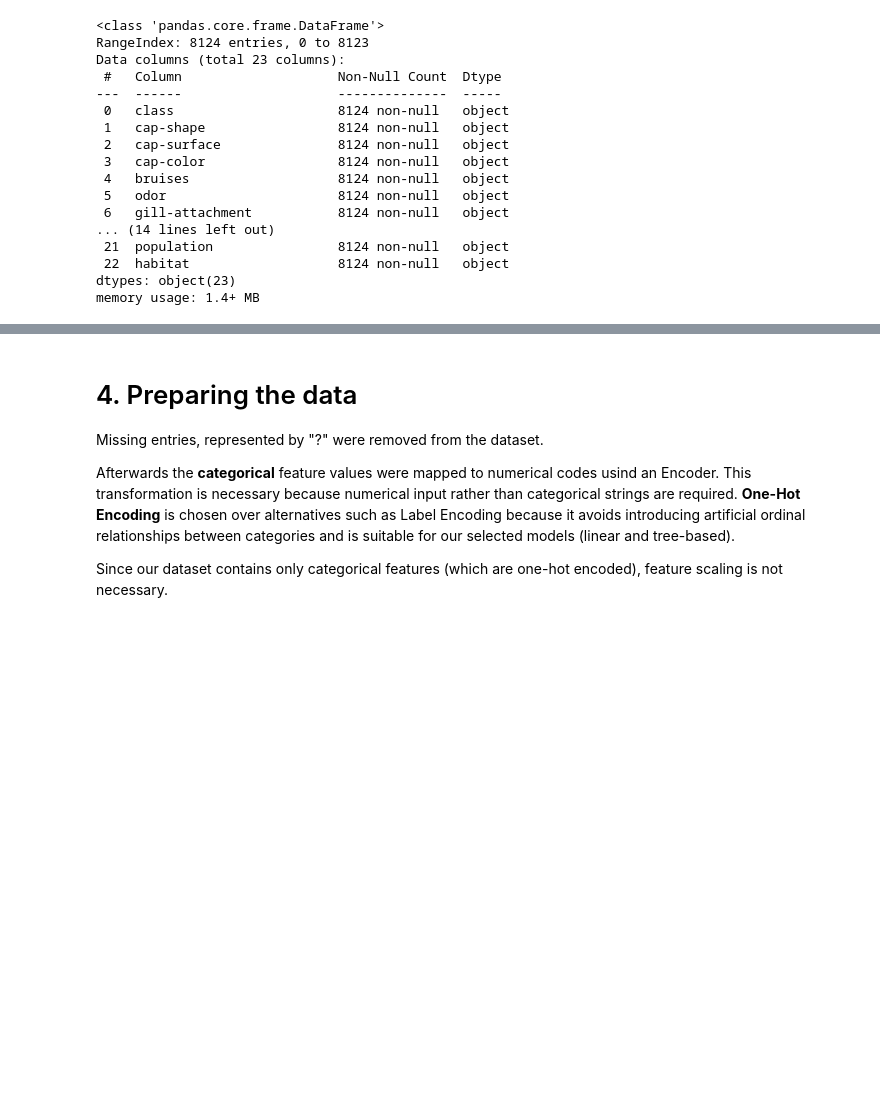
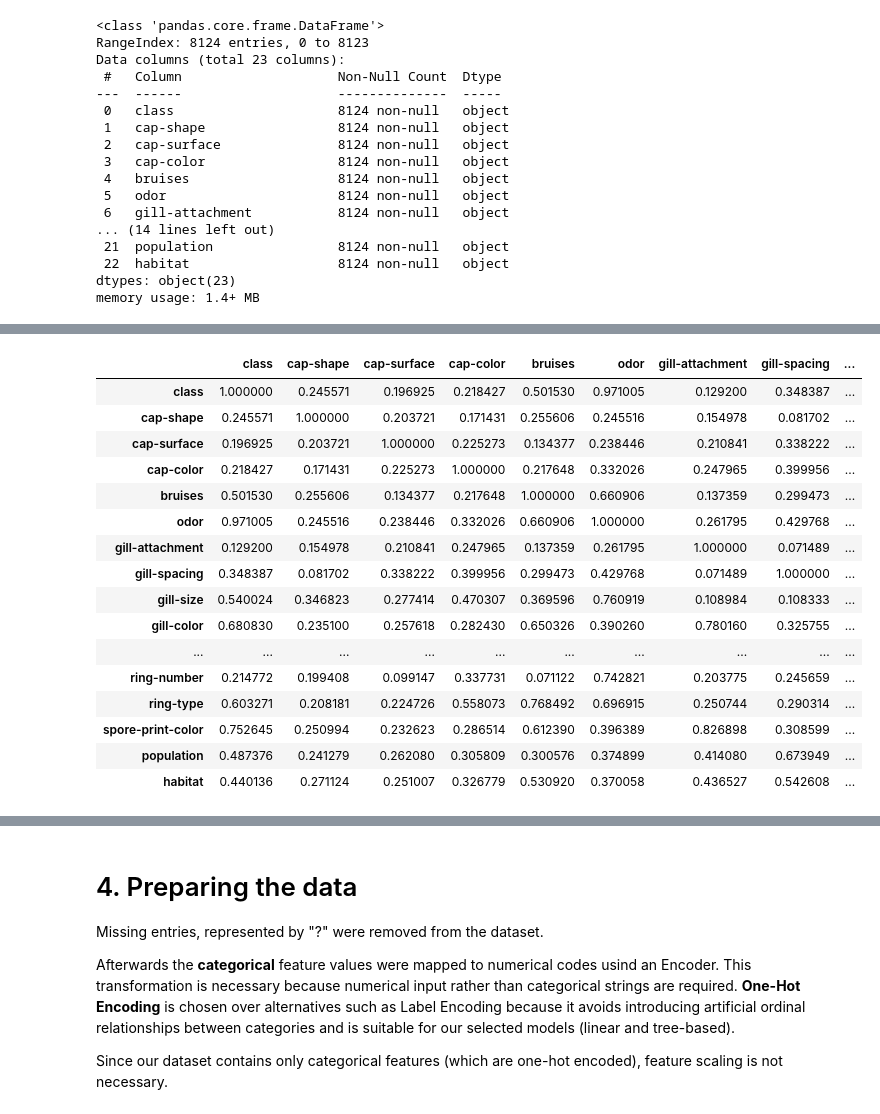
Before and after one commit to alarmedWater/ML, a Jupyter notebook: Mushroom Edibility Classification.ipynb, the cells around one changed output, grey strips where cells are left out. Cells and saved outputs as stored; diff of their text form; code cells hidden in the pictures; blank space fills up the shorter version.

```diff
--- a/Mushroom Edibility Classification.ipynb
+++ b/Mushroom Edibility Classification.ipynb
@@ -205,50 +209,61 @@ plt.show()
 # %% [output]
 [figure]
 # %%
+# Cell 2: Funktionen zur Assoziationsanalyse
+import numpy as np
+from itertools import combinations
+from scipy.stats import chi2_contingency
+
 def cramers_v(x, y):
-    """Berechnet Cramér’s V und gibt NaN zurück, wenn eine Variable nur eine Kategorie hat."""
     ct = pd.crosstab(x, y)
     n = ct.values.sum()
     r, k = ct.shape
     if r < 2 or k < 2:
         return np.nan
     chi2 = chi2_contingency(ct, correction=False)[0]
     return np.sqrt(chi2 / (n * min(r-1, k-1)))
 
 def get_top_features(df: pd.DataFrame, target: str, top_n: int = 5) -> list:
-    """Gibt die Top-N Features zurück, die laut Cramér’s V am stärksten mit der Zielvariable korrelieren."""
-    if target not in df.columns:
-        raise ValueError(f"Target column '{target}' not found in DataFrame.")
-
     scores = {
         col: cramers_v(df[col], df[target])
         for col in df.columns if col != target
     }
-
-    filtered_scores = {k: v for k, v in scores.items() if not np.isnan(v)} # NaN-entries are filtered out
-
-    sorted_features = sorted(filtered_scores.items(), key=lambda x: -x[1])
-    top_features = [feature for feature, score in sorted_features[:top_n]]
-
-    return top_features
+    # NaNs rausfiltern
+    scores = {k:v for k,v in scores.items() if not np.isnan(v)}
+    # sortiere absteigend
+    sorted_feats = sorted(scores.items(), key=lambda x: -x[1])
+    return [f for f,_ in sorted_feats[:top_n]]
 
 def nominal_assoc_matrix(df: pd.DataFrame) -> pd.DataFrame:
-    """
-    Gibt eine symmetrische Cramér’s V-Assoziationsmatrix für alle
-    nominalen Spalten in df zurück. Spalten mit nur einer Kategorie werden mit NaN markiert.
-    """
     cols = df.columns
-    M = pd.DataFrame(np.eye(len(cols)), index=cols, columns=cols, dtype=float)
-
-    for col1, col2 in combinations(cols, 2):
-        v = cramers_v(df[col1], df[col2])
-        M.loc[col1, col2] = M.loc[col2, col1] = v
-
+    M = pd.DataFrame(np.eye(len(cols)), index=cols, columns=cols)
+    for c1, c2 in combinations(cols, 2):
+        v = cramers_v(df[c1], df[c2])
+        M.loc[c1, c2] = M.loc[c2, c1] = v
     return M
 
-V_matrix = nominal_assoc_matrix(df)
-print(V_matrix)
+# Assoziationsmatrix ausgeben (kann etwas dauern)
+V = nominal_assoc_matrix(df)
+display(V.style.background_gradient('Blues'))
 
-top_features = get_top_features(df, target='class', top_n=5)
-print("\nTop 5 Features according to Cramér's V:", top_features)
+# Top-5 Features in Relation zur Zielklasse
+top5_strong_features = get_top_features(df, target='class', top_n=15)
+print("Top-5 Features nach Cramér’s V zum Ziel:", top5_strong_features)
 # %% [output]
+|  | class | cap-shape | cap-surface | cap-color | bruises | odor | gill-attachment | gill-spacing | ... |
+| class | 1.000000 | 0.245571 | 0.196925 | 0.218427 | 0.501530 | 0.971005 | 0.129200 | 0.348387 | ... |
+| cap-shape | 0.245571 | 1.000000 | 0.203721 | 0.171431 | 0.255606 | 0.245516 | 0.154978 | 0.081702 | ... |
+| cap-surface | 0.196925 | 0.203721 | 1.000000 | 0.225273 | 0.134377 | 0.238446 | 0.210841 | 0.338222 | ... |
+| cap-color | 0.218427 | 0.171431 | 0.225273 | 1.000000 | 0.217648 | 0.332026 | 0.247965 | 0.399956 | ... |
+| bruises | 0.501530 | 0.255606 | 0.134377 | 0.217648 | 1.000000 | 0.660906 | 0.137359 | 0.299473 | ... |
+| odor | 0.971005 | 0.245516 | 0.238446 | 0.332026 | 0.660906 | 1.000000 | 0.261795 | 0.429768 | ... |
+| gill-attachment | 0.129200 | 0.154978 | 0.210841 | 0.247965 | 0.137359 | 0.261795 | 1.000000 | 0.071489 | ... |
+| gill-spacing | 0.348387 | 0.081702 | 0.338222 | 0.399956 | 0.299473 | 0.429768 | 0.071489 | 1.000000 | ... |
+| gill-size | 0.540024 | 0.346823 | 0.277414 | 0.470307 | 0.369596 | 0.760919 | 0.108984 | 0.108333 | ... |
+| gill-color | 0.680830 | 0.235100 | 0.257618 | 0.282430 | 0.650326 | 0.390260 | 0.780160 | 0.325755 | ... |
+| ... | ... | ... | ... | ... | ... | ... | ... | ... | ... |
+| ring-number | 0.214772 | 0.199408 | 0.099147 | 0.337731 | 0.071122 | 0.742821 | 0.203775 | 0.245659 | ... |
+| ring-type | 0.603271 | 0.208181 | 0.224726 | 0.558073 | 0.768492 | 0.696915 | 0.250744 | 0.290314 | ... |
+| spore-print-color | 0.752645 | 0.250994 | 0.232623 | 0.286514 | 0.612390 | 0.396389 | 0.826898 | 0.308599 | ... |
+| population | 0.487376 | 0.241279 | 0.262080 | 0.305809 | 0.300576 | 0.374899 | 0.414080 | 0.673949 | ... |
+| habitat | 0.440136 | 0.271124 | 0.251007 | 0.326779 | 0.530920 | 0.370058 | 0.436527 | 0.542608 | ... |
```
Also changed, not shown: parts of 17 cells of this notebook, 1 other file.
